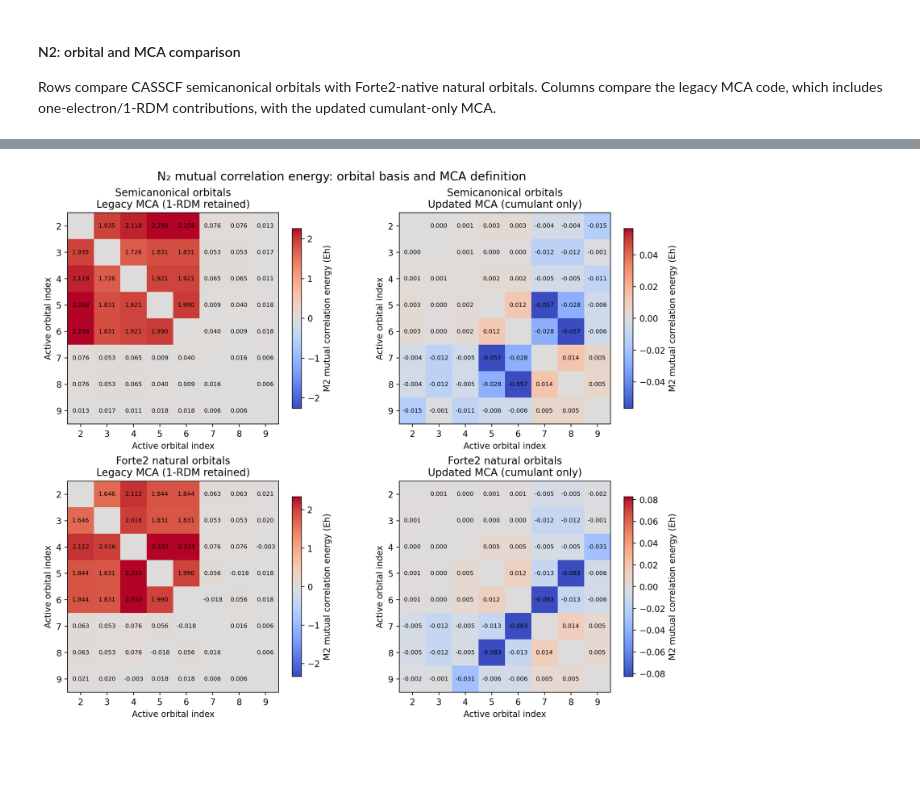
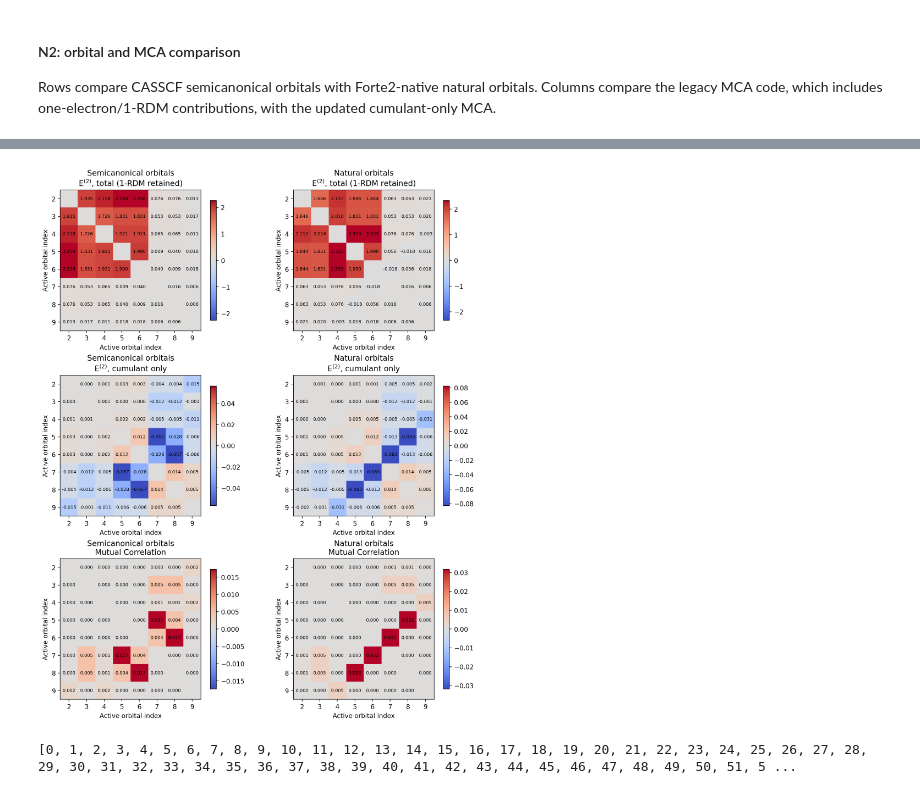
Before and after one commit to evangelistalab/forte2, a Jupyter notebook: tutorials/mca_energy/mc_energy.ipynb, the cells around one changed output, grey strips where cells are left out. Drawn from its saved outputs; the diff is of its cells as text; code cells hidden in the pictures; blank space fills up the shorter version.

```diff
--- a/tutorials/mca_energy/mc_energy.ipynb
+++ b/tutorials/mca_energy/mc_energy.ipynb
@@ -527,15 +527,26 @@ Parsed 2 atoms with basis set of 60 functions.
 9     N1 3py (7): +0.5406       N2 3py (37): +0.5406      N1 2s (1): +0.4993        N2 2s (31): -0.4993       N2 2py (34): +0.4881
 N2 semicanonical CASSCF energy: -109.131687558549 Eh
 N2 natural-orbital CASSCF energy: -109.131687558549 Eh
+# %%
+from forte2.props.mutual_correlation import MutualCorrelationAnalysis
+MCAmat_semicanonical = MutualCorrelationAnalysis(n2_semicanonical_ci).M2
+MCAmat_natural = MutualCorrelationAnalysis(n2_natural_ci).M2
+
+MCEmat_semicanonical_legacy = m2_matrix(mca_legacy, n2_semicanonical_ci)
+MCEmat_semicanonical_updated = m2_matrix(mca_updated, n2_semicanonical_ci)
+MCEmat_natural_legacy =  m2_matrix(mca_legacy, n2_natural_ci)
+MCEmat_natural_updated = m2_matrix(mca_updated, n2_natural_ci)
 # %%
 comparison = {
-    ("Semicanonical", "Legacy MCA (1-RDM retained)"): m2_matrix(mca_legacy, n2_semicanonical_ci),
-    ("Semicanonical", "Updated MCA (cumulant only)"): m2_matrix(mca_updated, n2_semicanonical_ci),
-    ("Forte2 natural", "Legacy MCA (1-RDM retained)"): m2_matrix(mca_legacy, n2_natural_ci),
-    ("Forte2 natural", "Updated MCA (cumulant only)"): m2_matrix(mca_updated, n2_natural_ci),
+    ("Semicanonical", "E$^{(2)}$, total (1-RDM retained)"): MCEmat_semicanonical_legacy,
+    ("Natural", "E$^{(2)}$, total (1-RDM retained)"): MCEmat_natural_legacy,
+    ("Semicanonical", "E$^{(2)}$, cumulant only"): MCEmat_semicanonical_updated,
+    ("Natural", "E$^{(2)}$, cumulant only"): MCEmat_natural_updated,
+    ("Semicanonical", "Mutual Correlation"): MCAmat_semicanonical,
+    ("Natural", "Mutual Correlation"): MCAmat_natural,
 }
 
-fig, axes = plt.subplots(2, 2, figsize=(11, 9), constrained_layout=True)
+fig, axes = plt.subplots(3, 2, figsize=(10, 12), constrained_layout=True)
 
 for ax, ((orbitals, variant), matrix) in zip(axes.flat, comparison.items()):
 
@@ -544,37 +555,43 @@ for ax, ((orbitals, variant), matrix) in zip(axes.flat, comparison.items()):
 
     image = ax.imshow(
         matrix,
         cmap="coolwarm",
         vmin=-vmax,
         vmax=vmax,
     )
 
     ax.set_title(f"{orbitals} orbitals\n{variant}")
     ax.set_xlabel("Active orbital index")
     ax.set_ylabel("Active orbital index")
     ax.set_xticks(range(len(n2_active)), n2_active)
     ax.set_yticks(range(len(n2_active)), n2_active)
 
     for i in range(matrix.shape[0]):
         for j in range(matrix.shape[1]):
             if i != j:
                 ax.text(
                     j, i,
                     f"{matrix[i, j]:.3f}",
                     ha="center",
                     va="center",
                     fontsize=7,
                 )
 
     # Individual colorbar for this subplot
     cbar = fig.colorbar(image, ax=ax, shrink=0.85)
-    cbar.set_label("M2 mutual correlation energy (Eh)")
+    #cbar.set_label("M2 mutual correlation energy (E$_H$)")
 
-fig.suptitle(
-    "N₂ mutual correlation energy: orbital basis and MCA definition",
-    fontsize=14,
-)
-
+#fig.suptitle(
+#    "N₂ Comparison of Metrics: E$^{(2)}$, E$^{(2)}_\lambda$, Mutual Correlation",
+#    fontsize=14,
+#)
+#plt.savefig("n2_comparion.pdf",dpi=1000,bbox_inches='tight')
 plt.show()
 # %% [output]
-[figure, old version]
+[figure, new version]
+# %%
+core_orbitals = np.linspace(0,73,74)
+core_orbitals = [int(core_orbitals[i]) for i in range(0,len(core_orbitals))]
+print(core_orbitals)
+# %% [output]
+[0, 1, 2, 3, 4, 5, 6, 7, 8, 9, 10, 11, 12, 13, 14, 15, 16, 17, 18, 19, 20, 21, 22, 23, 24, 25, 26, 27, 28, 29, 30, 31, 32, 33, 34, 35, 36, 37, 38, 39, 40, 41, 42, 43, 44, 45, 46, 47, 48, 49, 50, 51, 5 ...
```
Also changed, not shown: parts of 4 cells of this notebook, 2 other files.
